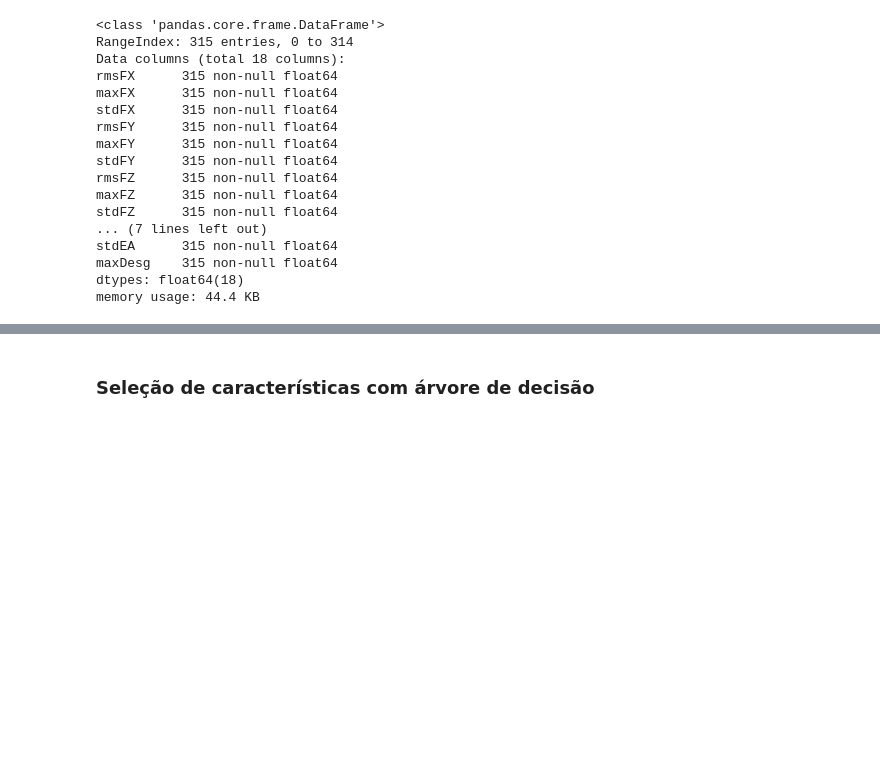
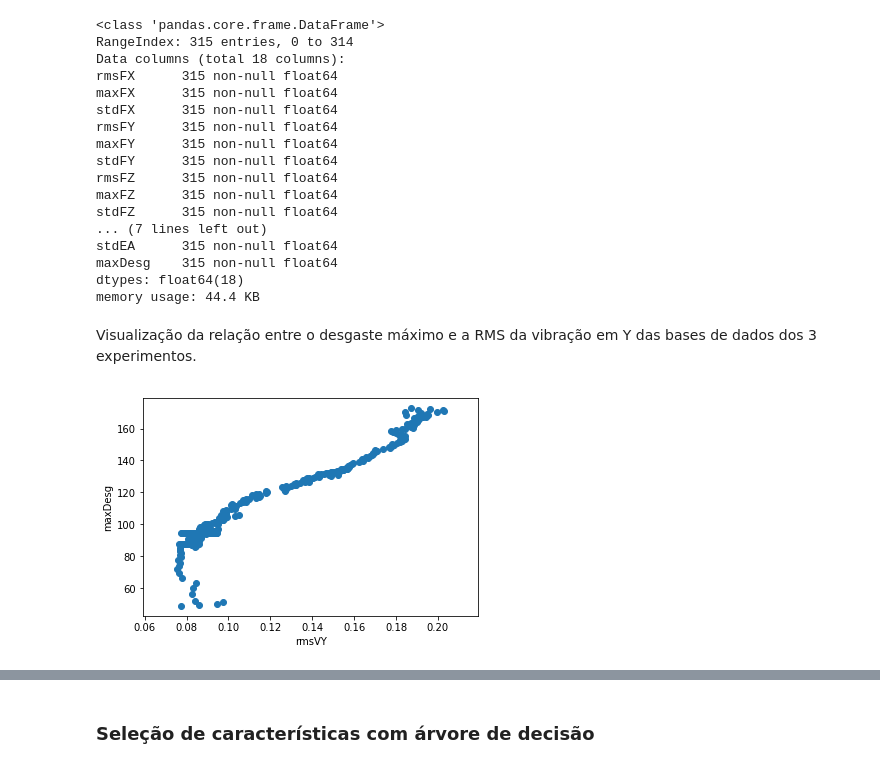
Before and after one commit to IarahAlmeida/IA, a Jupyter notebook: Trabalho final.ipynb, the cells around one changed output, grey strips where cells are left out. Drawn from its saved outputs; the diff is of its cells as text; code cells hidden in the pictures; blank space fills up the shorter version.

```diff
--- a/Trabalho final.ipynb
+++ b/Trabalho final.ipynb
@@ -177,3 +180,12 @@ stdEA      315 non-null float64
 maxDesg    315 non-null float64
 dtypes: float64(18)
 memory usage: 44.4 KB
+# %% [markdown]
+Visualização da relação entre o desgaste máximo e a RMS da vibração em Y das bases de dados dos 3 experimentos.
+# %%
+plt.scatter(df1.rmsVY, df1.maxDesg)
+plt.xlabel('rmsVY')
+plt.ylabel('maxDesg')
+plt.show()
+# %% [output]
+[figure, added]
```
Also changed, not shown: parts of 70 cells of this notebook.
